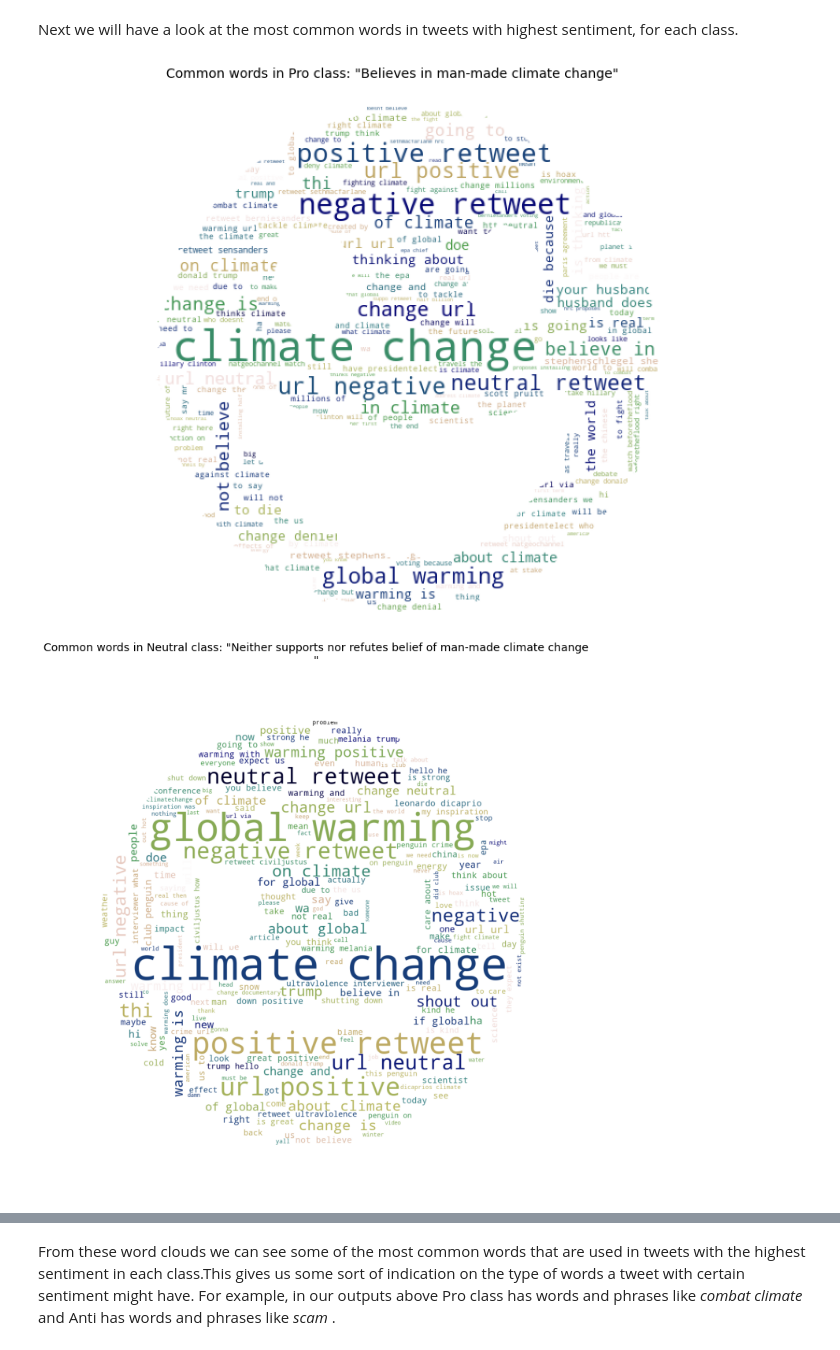
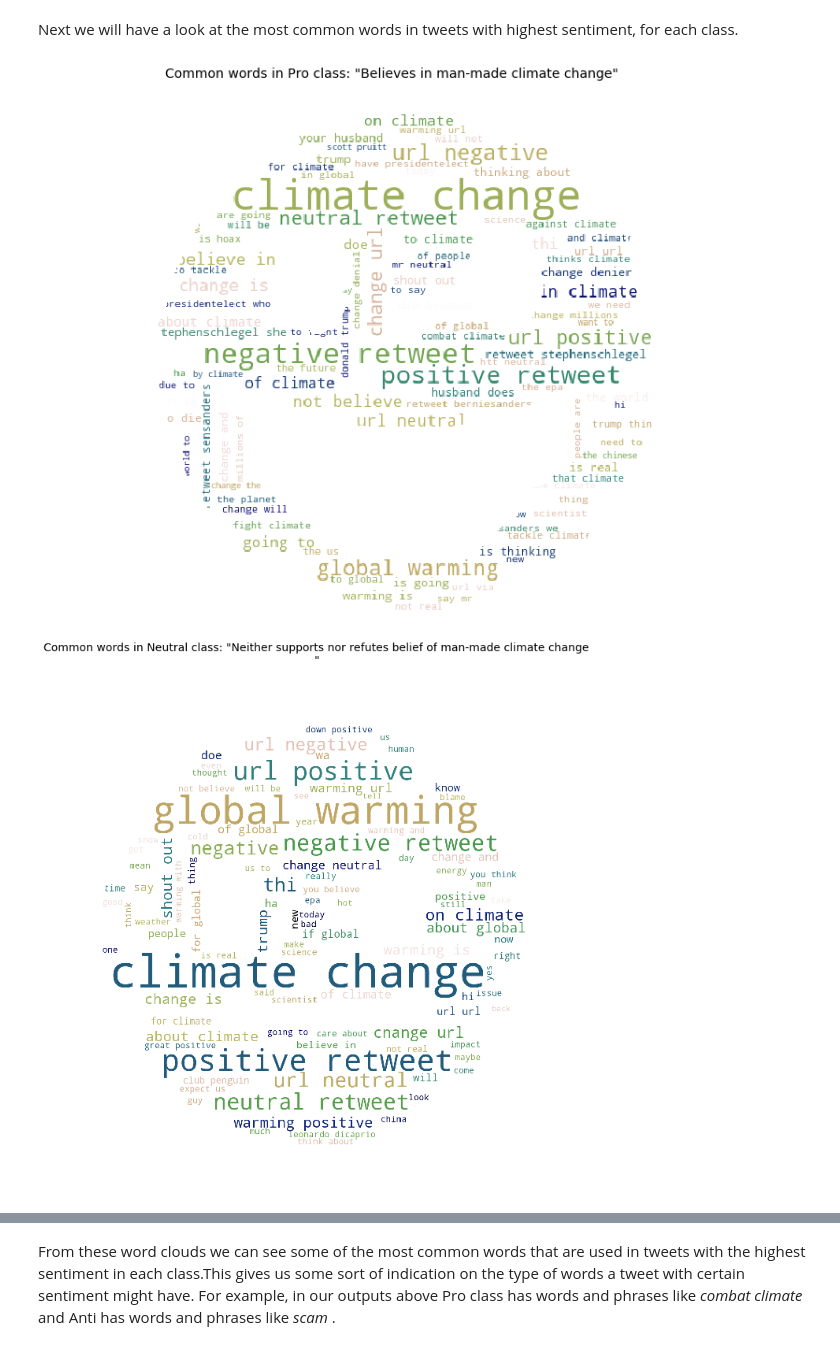
Before and after one commit to Amogelang20/RM1_classification_predict, a Jupyter notebook: Team_RM1_Classification_Predict_Notebook .ipynb, the cells around one changed output, grey strips where cells are left out. Cells and saved outputs as stored; diff of their text form; code cells hidden in the pictures.

```diff
--- a/Team_RM1_Classification_Predict_Notebook .ipynb
+++ b/Team_RM1_Classification_Predict_Notebook .ipynb
@@ -888,31 +878,29 @@ neut_mask = np.array(Image.open('neutral.jpg'))
 anti_mask = np.array(Image.open('anti.jpg'))
 news_mask = np.array(Image.open('news.jpg'))
 # %%
-# Plot wordcloud of most common words in 'Pro' class
 p= (' '.join(df_pro['message']))
 
-wordcloud = WordCloud(width = 1000, height = 500,max_words=200,background_color="white",colormap="gist_earth",
+wordcloud = WordCloud(width = 1000, height = 500,max_words=100,background_color="white",colormap="gist_earth",
                       mask=pro_mask,contour_width=30,contour_color='white').generate(p)
-plot1 = plt.figure(figsize=(20,10))
+plot3 = plt.figure(figsize=(20,10))
 plt.imshow(wordcloud)
 plt.axis('off')
 plt.figtext(.5,.9,'Common words in Pro class: "Believes in man-made climate change"\n',fontsize=14, ha='center')
 
 plt.show()
 # %% [output]
-[figure, old version]
+[figure, new version]
 # %%
-# Plot wordcloud of most common words in 'Neutral' class
 n= (' '.join(df_neutral['message']))
 
-wordcloud = WordCloud(width = 1000, height = 500,max_words=200,background_color="white",colormap="gist_earth",
+wordcloud = WordCloud(width = 1000, height = 500,max_words=100,background_color="white",colormap="gist_earth",
                       mask=neut_mask,contour_width=30,contour_color='white').generate(n)
-plot2 = plt.figure(figsize=(20,12))
+plot4 = plt.figure(figsize=(20,12))
 plt.imshow(wordcloud)
 plt.axis('off')
 plt.figtext(.515,.9,'Common words in Neutral class: "Neither supports nor refutes belief of man-made climate change\n"',fontsize=14, ha='center')
 
 plt.show()
 # %% [output]
-[figure, old version]
+[figure, new version]
 # %%
```
Also changed, not shown: parts of 73 cells of this notebook.
